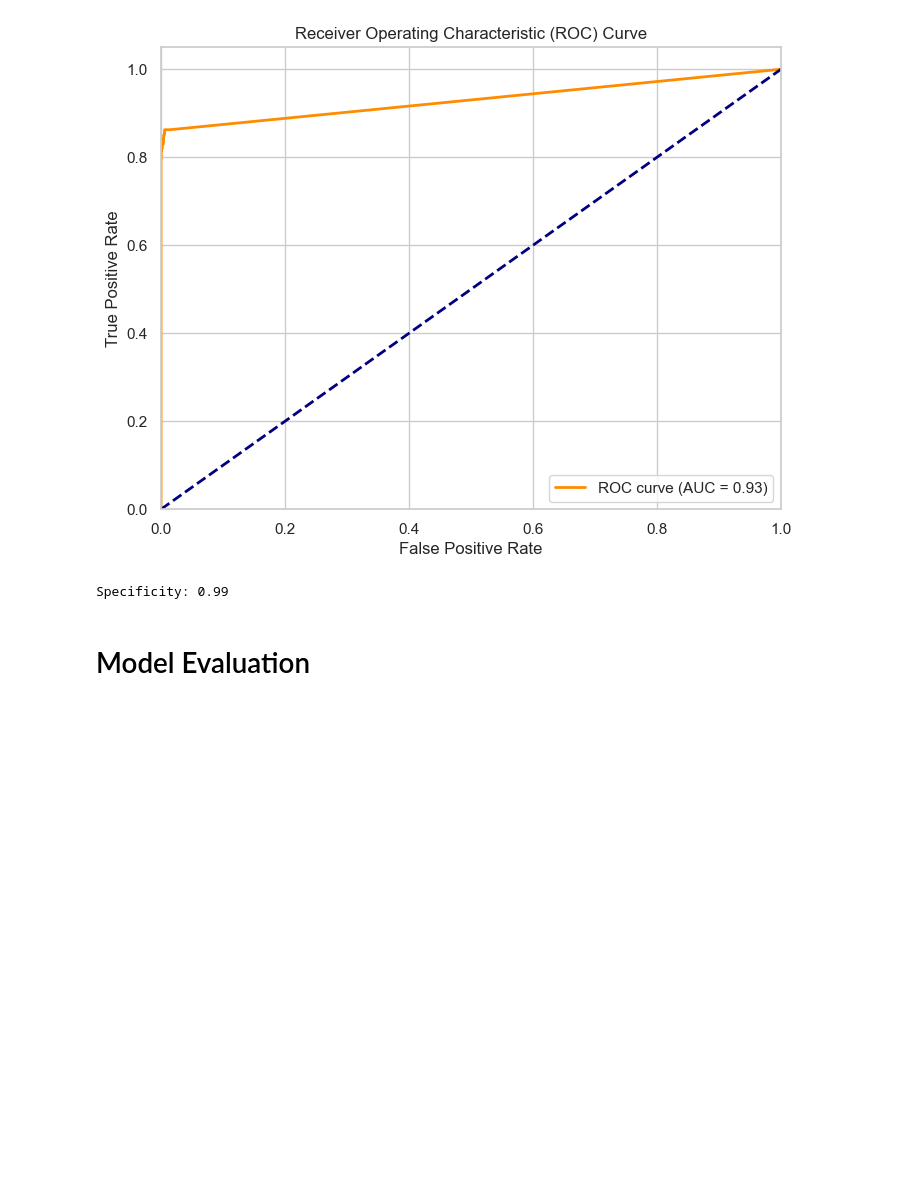
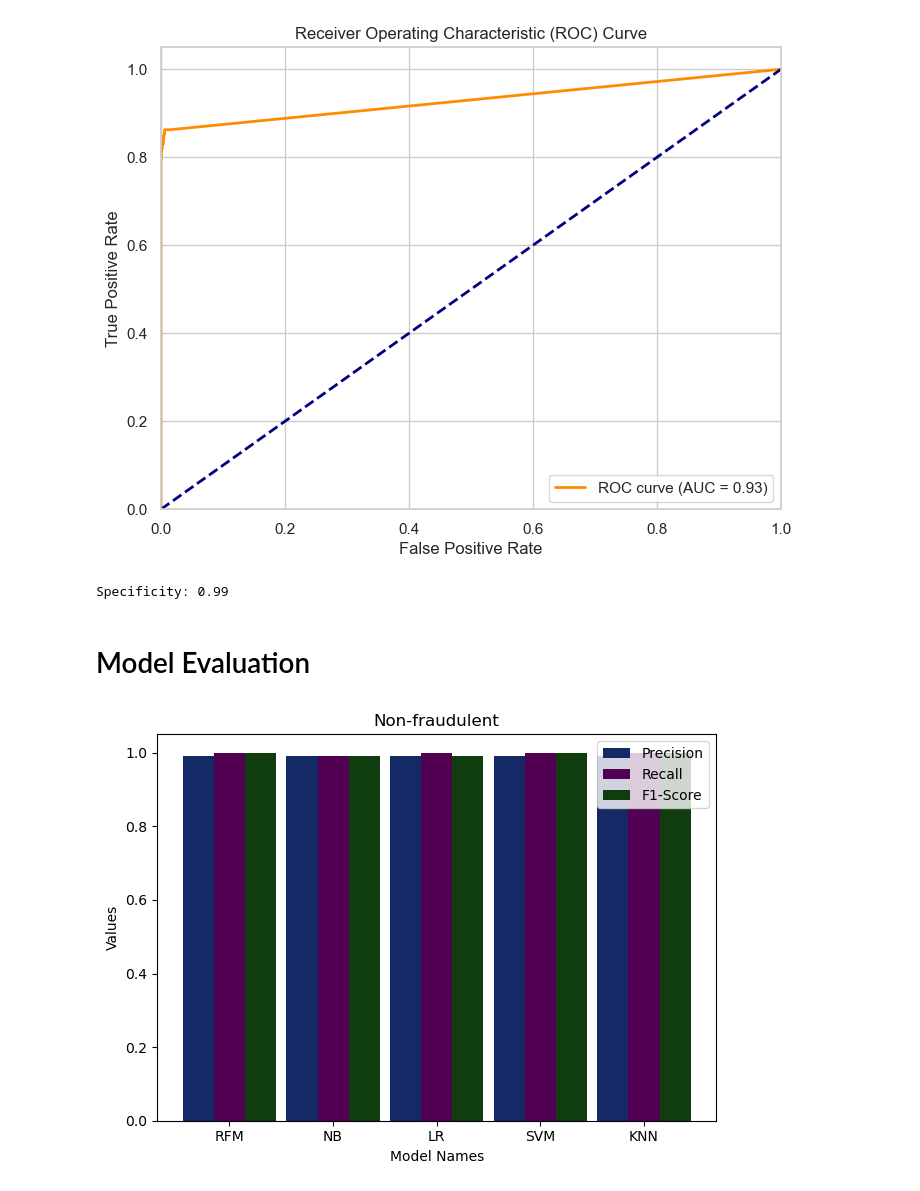
Before and after one commit to IT21070594/FDM-Project, a Jupyter notebook: Credit_Card_Fraud_Detection.ipynb, the cells around one changed output. Saved outputs shown, nothing was run; the diff lists cells and outputs as text; code cells hidden in the pictures; blank space fills up the shorter version.

```diff
--- a/Credit_Card_Fraud_Detection.ipynb
+++ b/Credit_Card_Fraud_Detection.ipynb
@@ -1334,43 +1334,43 @@ import matplotlib.pyplot as plt
 import numpy as np
 
 
-
-
 # Sample data
 model_names = ['RFM', 'NB', 'LR', 'SVM', 'KNN']
-precision_class0 = [1.00, 1.00, 0.99, 1.00, 1.00]
+precision_class0 = [0.99, 0.99, 0.99, 0.99, 0.99]
 recall_class0 = [1.00, 0.99, 1.00, 1.00, 1.00]
-f1_score_class0 = [1.00, 0.99, 1.00, 1.00, 1.00]
-precision_class1 = [1.00, 0.23, 0.00, 0.75, 0.00]
-recall_class1 = [0.10, 0.61, 0.00, 0.39, 0.00]
-f1_score_class1 = [0.18, 0.34, 0.00, 0.51, 0.00]
+f1_score_class0 = [1.00, 0.99, 0.99, 1.00, 1.00]
+precision_class1 = [1.00, 0.76, 0.92, 0.98, 1.00]
+recall_class1 = [0.83, 0.78, 0.58, 0.82, 0.76]
+f1_score_class1 = [0.91, 0.77, 0.71, 0.90, 0.87]
 
 
 # Set the width of each bar
 bar_width = 0.3
 
 # Set the x positions of the bars
 x = np.arange(len(model_names))
 
 # Create the bar chart for precision
-plt.bar(x, precision_class0, width=bar_width, label='Precision')
+plt.bar(x, precision_class0, width=bar_width, label='Precision',color="#142966")
 
 # Create the bar chart for recall, shifted by bar_width
-plt.bar(x + bar_width, recall_class0, width=bar_width, label='Recall')
+plt.bar(x + bar_width, recall_class0, width=bar_width, label='Recall',color="#520052")
 
 # Create the bar chart for F1-score, shifted by 2*bar_width
-plt.bar(x + 2*bar_width, f1_score_class0, width=bar_width, label='F1-Score')
+plt.bar(x + 2*bar_width, f1_score_class0, width=bar_width, label='F1-Score',color="#0F3D0F")
 
 # Set labels and legends
 plt.xlabel('Model Names')
 plt.ylabel('Values')
 plt.title('Non-fraudulent')
 plt.xticks(x + bar_width, model_names)
 plt.legend()
 
 # Show the plot
 plt.tight_layout()
 plt.show()
+# %% [output]
+[figure, added]
 # %%
 import numpy as np
 import matplotlib.pyplot as plt
```
Also changed, not shown: parts of 1 cell of this notebook.
